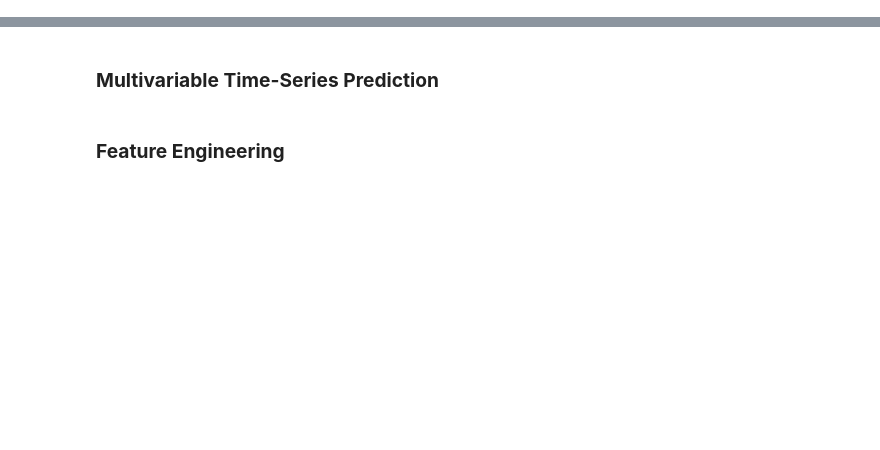
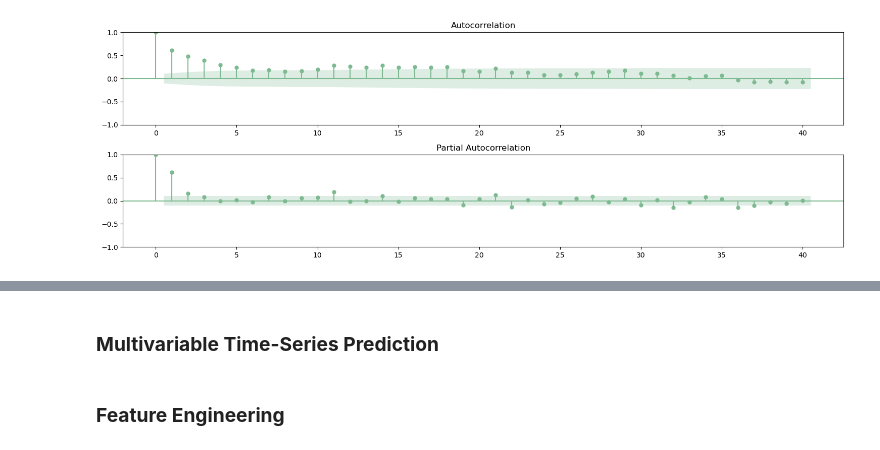
Before and after one commit to computationalgoblin/Smart-Home-Energy-Consumption-Project, a Jupyter notebook: notebooks/model.ipynb, the cells around one changed output, grey strips where cells are left out. Saved outputs shown, nothing was run; the diff lists cells and outputs as text; code cells hidden in the pictures; blank space fills up the shorter version.

```diff
--- a/notebooks/model.ipynb
+++ b/notebooks/model.ipynb
@@ -62,0 +92,4 @@ arima_parameter_estimation(use_data)
+# %%
+acf_pacf_test(use_data_daily)
+# %% [output]
+[figure, added]
```
Also changed, not shown: parts of 23 cells of this notebook, 1 other file.
